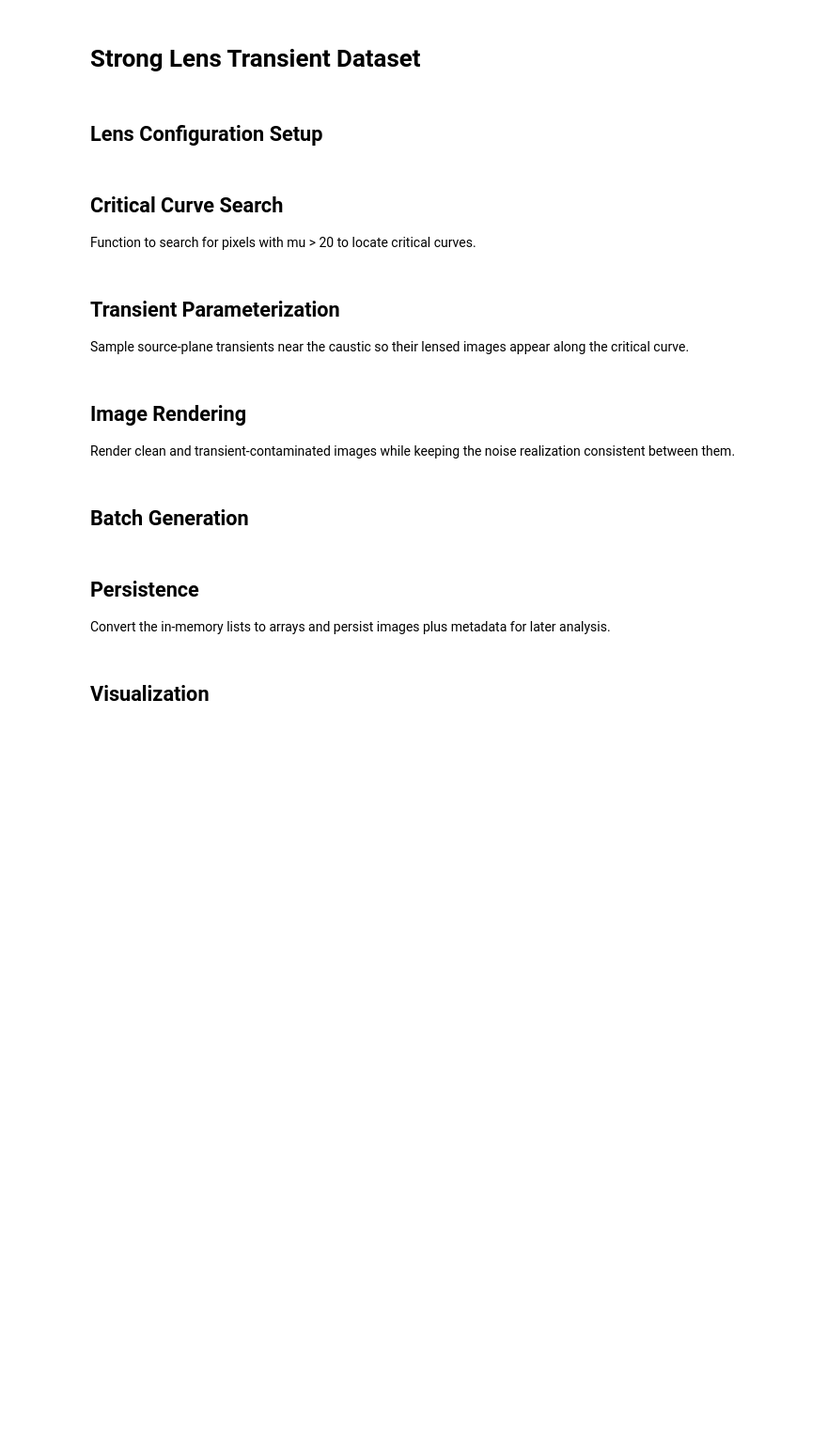
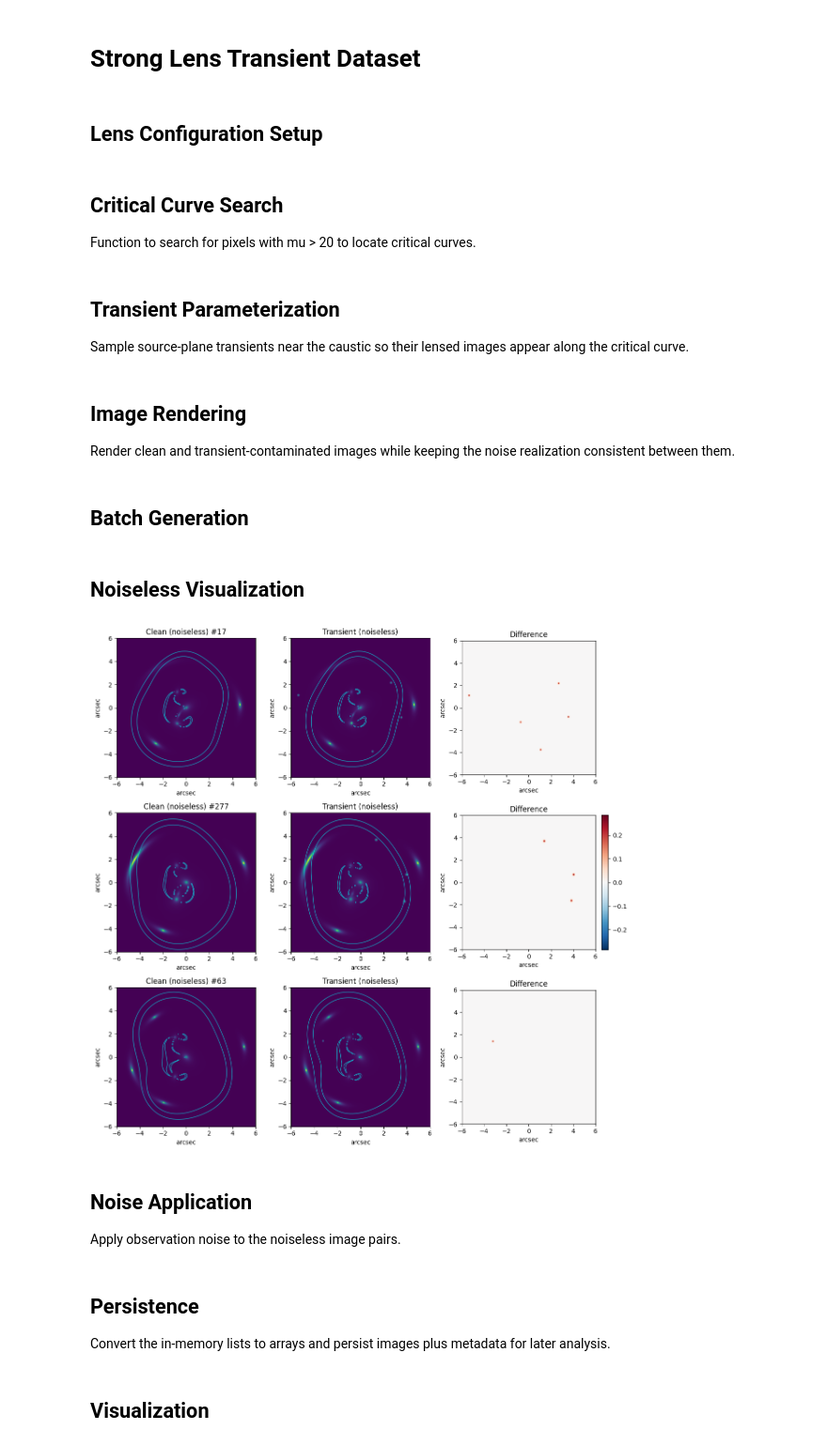
Before and after one commit to devesh-aggarwal/sbi-transient-lensing, a Jupyter notebook: simulator.ipynb, the cells around one changed output. Shown at 94% size. Saved outputs shown, nothing was run; the diff lists cells and outputs as text; code cells hidden in the pictures; blank space fills up the shorter version.

```diff
--- a/simulator.ipynb
+++ b/simulator.ipynb
@@ -406 +417,71 @@ for index, config in enumerate(tqdm(configs, desc="Rendering", leave=False)):
         metadata.append({'index': index, 'error': str(exc)})
+# %% [markdown]
+## Noiseless Visualization
+# %%
+fig, axes = plt.subplots(3, 3, figsize=(12, 12))
+sample_indices = np.random.choice(len(noiseless_clean_images), 3, replace=False)
+
+pixel_scale = 0.05
+img_size = noiseless_clean_images[0].shape[0]
+ra0 = -(img_size - 1) / 2 * pixel_scale
+dec0 = -(img_size - 1) / 2 * pixel_scale
+extent = [
+    ra0 - pixel_scale / 2,
+    ra0 + (img_size - 1) * pixel_scale + pixel_scale / 2,
+    dec0 - pixel_scale / 2,
+    dec0 + (img_size - 1) * pixel_scale + pixel_scale / 2,
+]
+
+# Pre-compute coordinate grids to avoid repeated allocations inside the loop.
+x_coords = ra0 + np.arange(img_size) * pixel_scale
+y_coords = dec0 + np.arange(img_size) * pixel_scale
+xx, yy = np.meshgrid(x_coords, y_coords)
+
+for row, idx in enumerate(sample_indices):
+    meta = metadata[idx]
+    lens_model = LensModel(lens_model_list=meta['lens_models'])
+
+    mag_map = np.zeros_like(xx)
+    for i in range(img_size):
+        for j in range(img_size):
+            try:
+                mag_map[i, j] = abs(lens_model.magnification(xx[i, j], yy[i, j], meta['lens_params']))
+            except Exception:
+                mag_map[i, j] = 0
+
+    clean = noiseless_clean_images[idx]
+    anomalous = noiseless_anomalous_images[idx]
+    diff = anomalous - clean
+    diff_scale = np.max(np.abs(diff)) or 1.0
+
+    axes[row, 0].imshow(clean, cmap='viridis', origin='lower', extent=extent)
+    axes[row, 0].contour(xx, yy, mag_map, levels=[20], colors='cyan', linewidths=1, alpha=0.6)
+    axes[row, 0].set_title(f'Clean (noiseless) #{idx}')
+
+    axes[row, 1].imshow(anomalous, cmap='viridis', origin='lower', extent=extent)
+    axes[row, 1].contour(xx, yy, mag_map, levels=[20], colors='cyan', linewidths=1, alpha=0.6)
+    axes[row, 1].set_title('Transient (noiseless)')
+
+    im = axes[row, 2].imshow(
+        diff,
+        cmap='RdBu_r',
+        origin='lower',
+        extent=extent,
+        vmin=-diff_scale,
+        vmax=diff_scale,
+    )
+    axes[row, 2].set_title('Difference')
+
+    for col in range(3):
+        axes[row, col].set_xlabel('arcsec')
+        axes[row, col].set_ylabel('arcsec')
+
+fig.tight_layout()
+plt.colorbar(im, ax=axes[:, 2], fraction=0.046, pad=0.04)
+plt.show()
+# %% [output]
+[figure, added]
+# %% [markdown]
+## Noise Application
+
+Apply observation noise to the noiseless image pairs.
```
Also changed, not shown: parts of 5 cells of this notebook.
